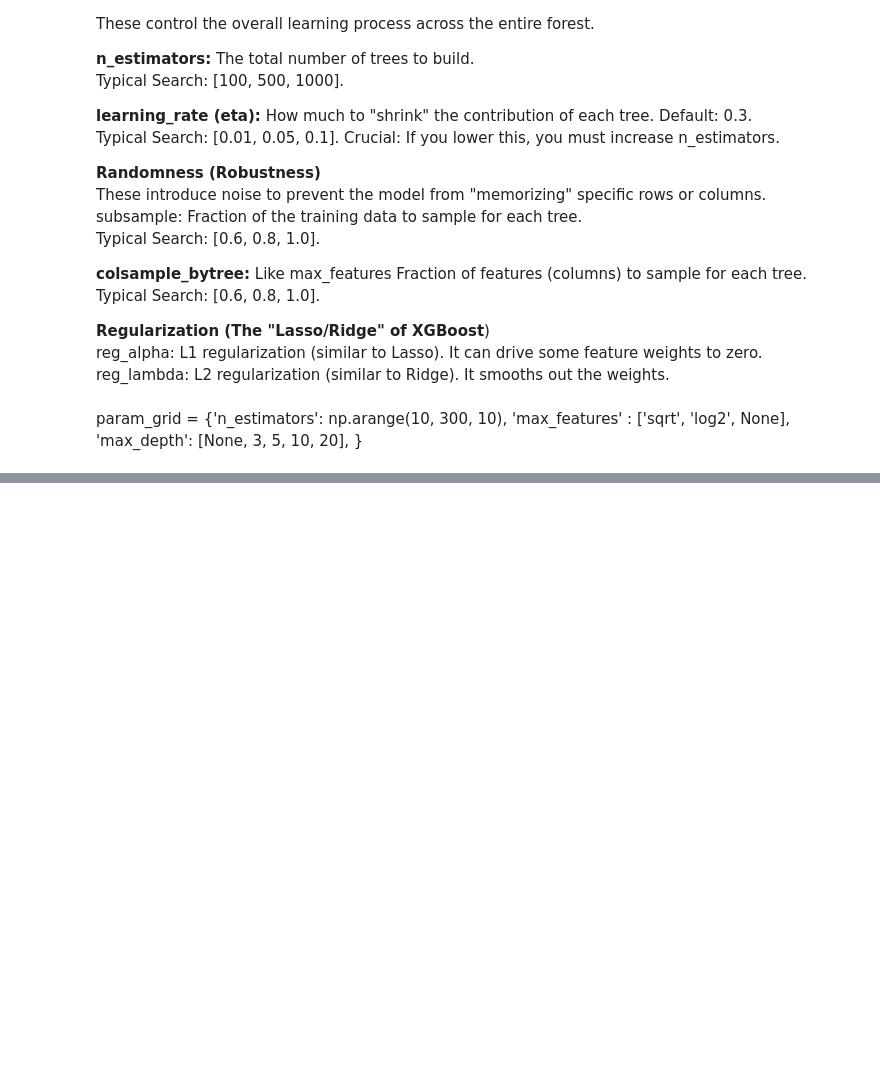
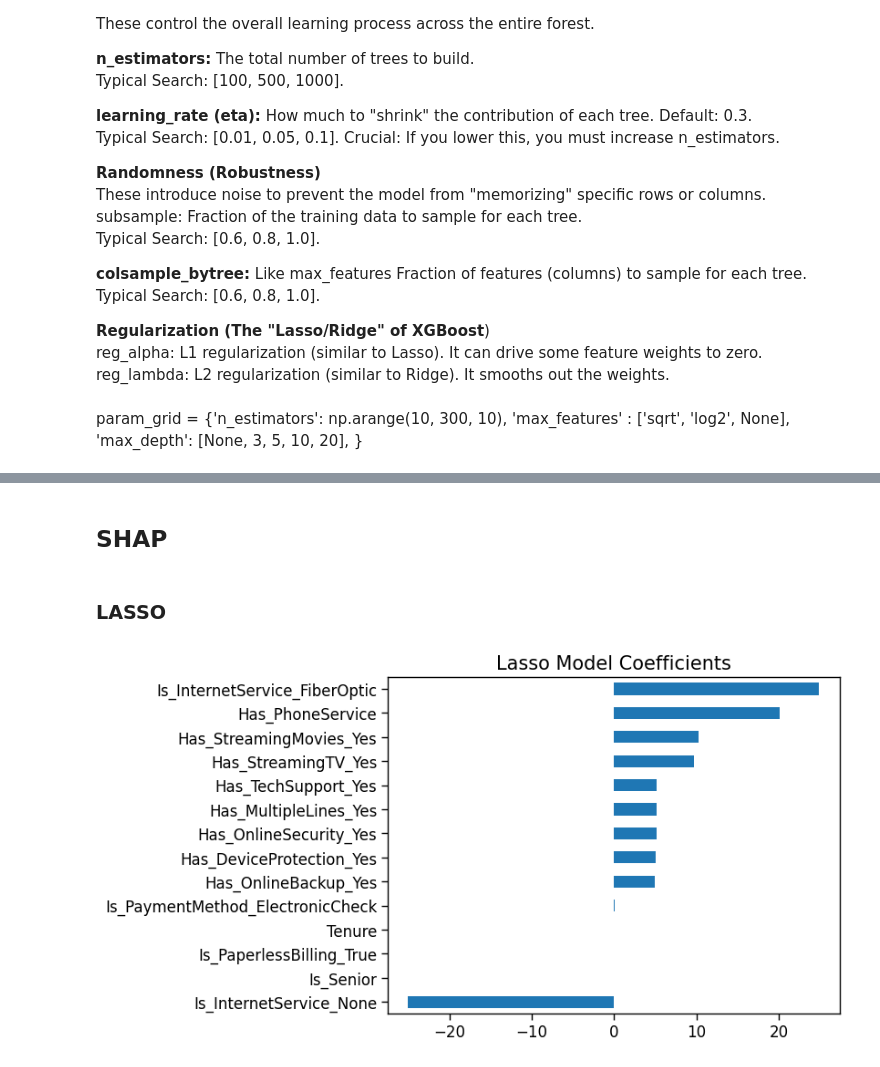
Before and after one commit to kitlapp/Telco_ML, a Jupyter notebook: Regression_ML_Katerina.ipynb, the cells around one changed output, grey strips where cells are left out. Drawn from its saved outputs; the diff is of its cells as text; code cells hidden in the pictures; blank space fills up the shorter version.

```diff
--- a/Regression_ML_Katerina.ipynb
+++ b/Regression_ML_Katerina.ipynb
@@ -1174,12 +1137,3 @@ param_grid = {'n_estimators': np.arange(10, 300, 10),
               'max_features' : ['sqrt', 'log2', None],
               'max_depth': [None, 3, 5, 10, 20],
              }
-# %%
-# Set up the GridSearchCV and assign to a new variable named XGBRegressor_grid_CV
-XGBRegressor_grid_CV = GridSearchCV(XGBRegressor(),
-                           param_grid=param_grid,
-                           scoring = 'neg_mean_absolute_error',
-                           cv = 5,
-                           n_jobs = -1)
-#Fit the grid to X_train and y_train
-XGBRegressor_grid_CV.fit(X_train, y_train)
@@ -1185,0 +1152,16 @@ XGBRegressor_grid_CV.fit(X_train, y_train)
+# %%
+#From GEMINI
+#Load the pickle model from Github
+# 1. Use the 'raw' URL from your GitHub
+url = 'https://github.com/kitlapp/Telco_ML/raw/main/tuned_xgboost_model.pkl'
+
+# 2. Download the content
+response = requests.get(url)
+
+# 3. Check if the download was successful
+if response.status_code == 200:
+    # Use BytesIO to turn the downloaded bits into a "file" that joblib can read
+    xgb_opt = joblib.load(io.BytesIO(response.content))
+    print("Successfully loaded the Tuned XGBoost model from GitHub!")
+else:
+    print(f"Failed to download. Status code: {response.status_code}")
@@ -1195,0 +1201,11 @@ regr_results = pd.concat([regr_results, pd.json_normalize({'Model': 'XGRegressor
+# %% [markdown]
+## SHAP
+# %% [markdown]
+### LASSO
+# %%
+#Coefficients
+coef = pd.Series(lasso_regr.coef_, X_train.columns).sort_values()
+coef.plot(kind='barh', title='Lasso Model Coefficients')
+plt.show()
+# %% [output]
+[figure, added]
```
Also changed, not shown: parts of 35 cells of this notebook.
